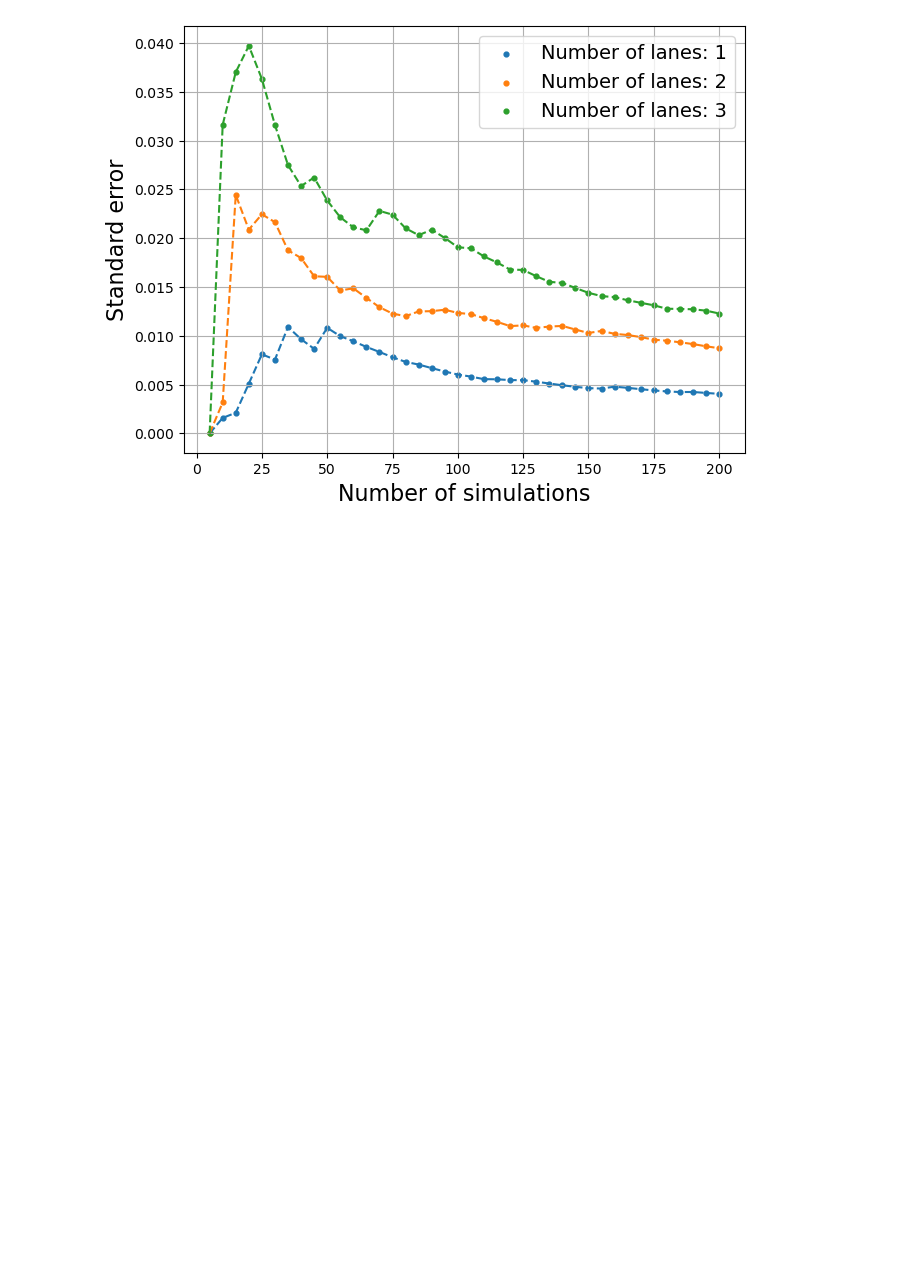
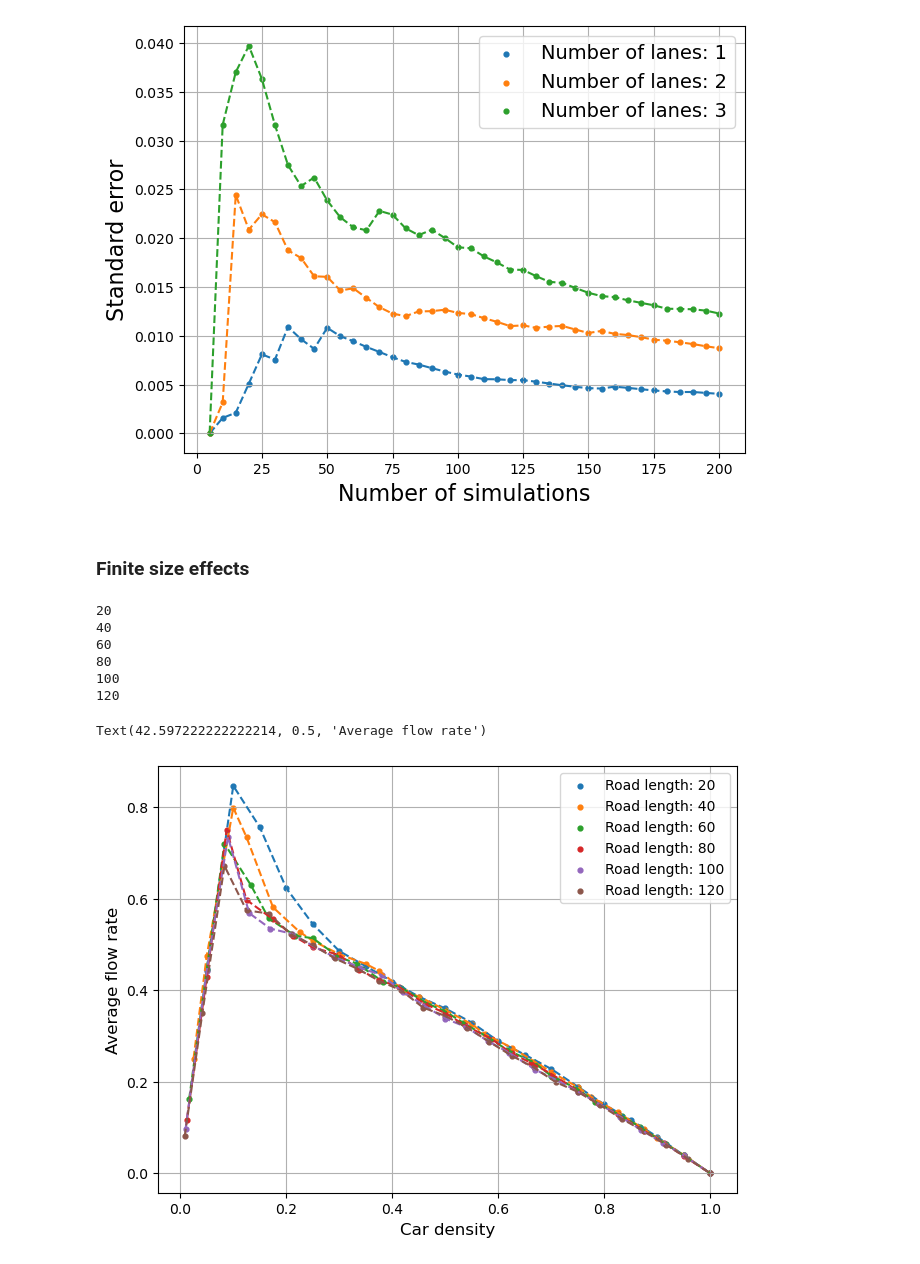
Before and after one commit to ermas3/Traffic-Modeling, a Jupyter notebook: Simulations.ipynb, the cells around one changed output. Cells and saved outputs as stored; diff of their text form; code cells hidden in the pictures; blank space fills up the shorter version.

Commit message:
Start investigating finite size effects

```diff
--- a/Simulations.ipynb
+++ b/Simulations.ipynb
@@ -185,3 +185,66 @@ plt.ylabel("Standard error", fontsize=16)
 # %% [output]
 Text(24.847222222222214, 0.5, 'Standard error')
 [figure]
+# %% [markdown]
+### Finite size effects
+# %%
+# Set simulation parameters
+roadLength_values = np.arange(20, 130, 20)
+car_density_values = numCars_values/roadLength
+vmax = 10
+sigma = vmax/10
+lanes = 1
+p = 0.2
+numsteps = 200
+n = 10
+
+# Run simulation
+results = []
+
+for roadLength in roadLength_values:
+    print(roadLength)
+    if roadLength < 25:
+        numCars_values = np.arange(1, roadLength+1)
+    elif roadLength > 25:
+        numCars_values = np.linspace(1, roadLength, 25)
+        numCars_values = numCars_values.astype(int)
+
+    flowrate_values = []
+    for numCars in numCars_values:
+        flowrates = []
+        for j in range(n):
+            cars = Cars(numCars=numCars, roadLength=roadLength, lanes=lanes, vmax=vmax, sigma=sigma)
+            simulation = Simulation(cars)
+            simulation.run(propagator=MyPropagator(p=p), numsteps=numsteps)
+
+            data = simulation.obs
+
+            avg_flowrate = np.mean(data.flowrate[-100:])
+
+            flowrates.append(avg_flowrate)
+        flowrate_values.append(np.mean(flowrates))
+    results.append((numCars_values/roadLength, flowrate_values))
+time = data.time
+# %% [output]
+20
+40
+60
+80
+100
+120
+# %%
+# Plot results
+for fr, road_length in zip(results, roadLength_values):
+    plt.scatter(fr[0], fr[1], label=f"Road length: {road_length}", s=12)
+    plt.plot(fr[0], fr[1], "--")
+
+plt.legend(fontsize=10)
+plt.tight_layout()
+plt.grid()
+plt.xlabel("Car density", fontsize=12)
+plt.ylabel("Average flow rate", fontsize=12)
+
+#np.save("1_lane_fd", fr)
+# %% [output]
+Text(42.597222222222214, 0.5, 'Average flow rate')
+[figure, added]
```
Also changed, not shown: parts of 2 cells of this notebook, 9 other files.
